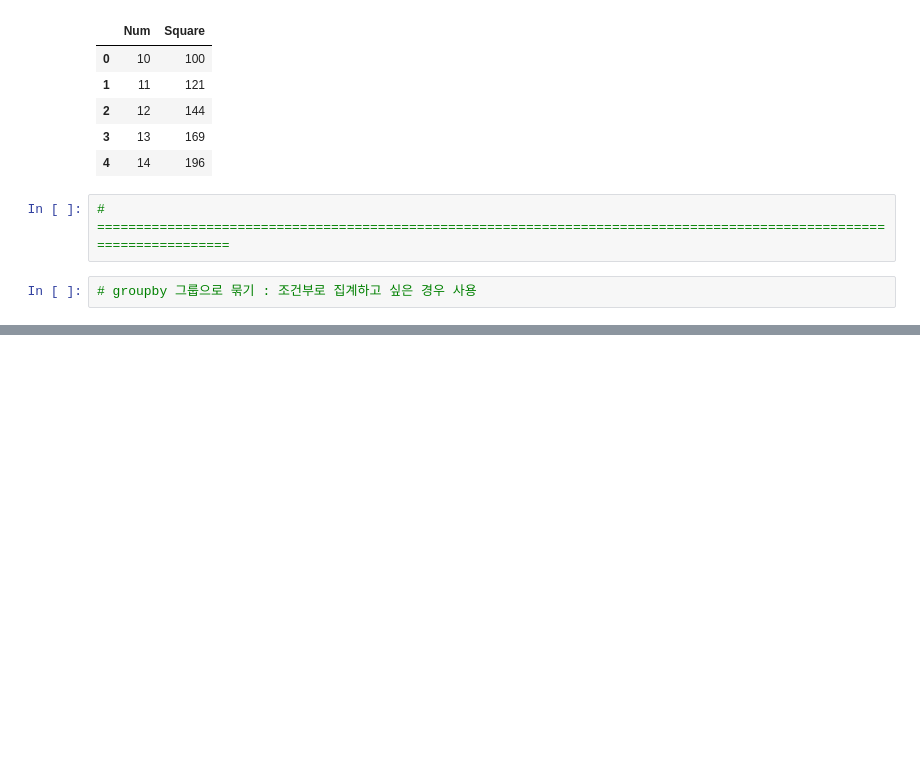
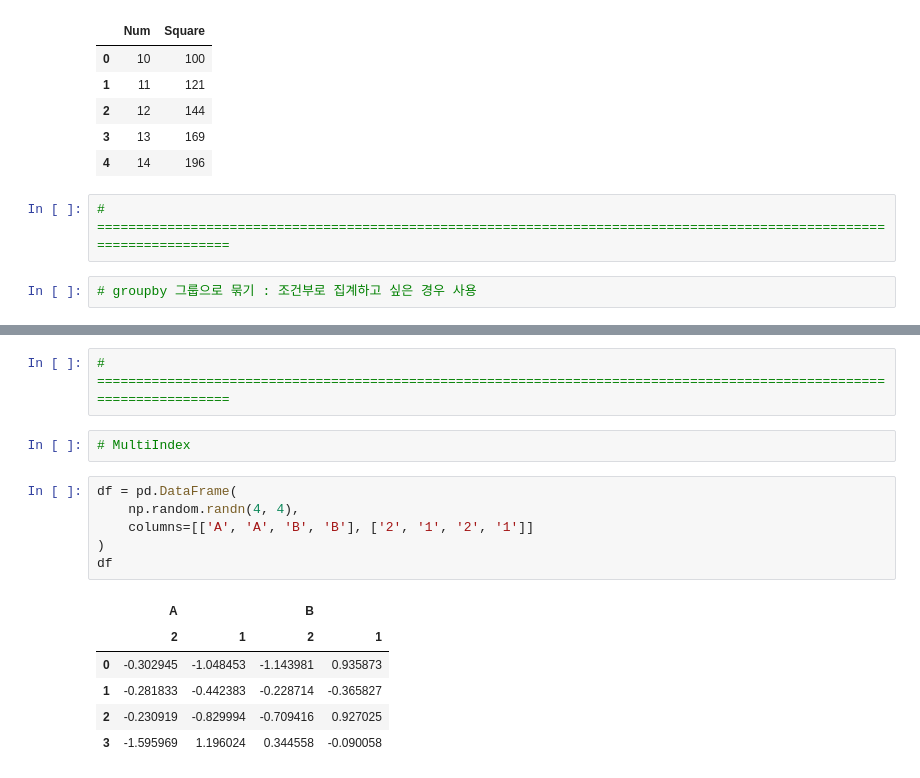
Before and after one commit to Notepad96/Data-Analysis, a Jupyter notebook: pandas/pandas2.ipynb, the cells around one changed output, grey strips where cells are left out. Saved outputs shown, nothing was run; the diff lists cells and outputs as text; blank space fills up the shorter version.

```diff
--- a/pandas/pandas2.ipynb
+++ b/pandas/pandas2.ipynb
@@ -106,0 +174,17 @@ df = pd.DataFrame({'Key': ['A', 'B', 'C', 'A', 'B', 'C'], 'data1': [1, 2, 3, 1,
+# %%
+# ======================================================================================================================
+# %%
+# MultiIndex
+# %%
+df = pd.DataFrame(
+    np.random.randn(4, 4),
+    columns=[['A', 'A', 'B', 'B'], ['2', '1', '2', '1']]
+)
+df
+# %% [output]
+|  | A |  | B |  |
+|  | 2 | 1 | 2 | 1 |
+| 0 | -0.302945 | -1.048453 | -1.143981 | 0.935873 |
+| 1 | -0.281833 | -0.442383 | -0.228714 | -0.365827 |
+| 2 | -0.230919 | -0.829994 | -0.709416 | 0.927025 |
+| 3 | -1.595969 | 1.196024 | 0.344558 | -0.090058 |
```
Also changed, not shown: parts of 14 cells of this notebook.
